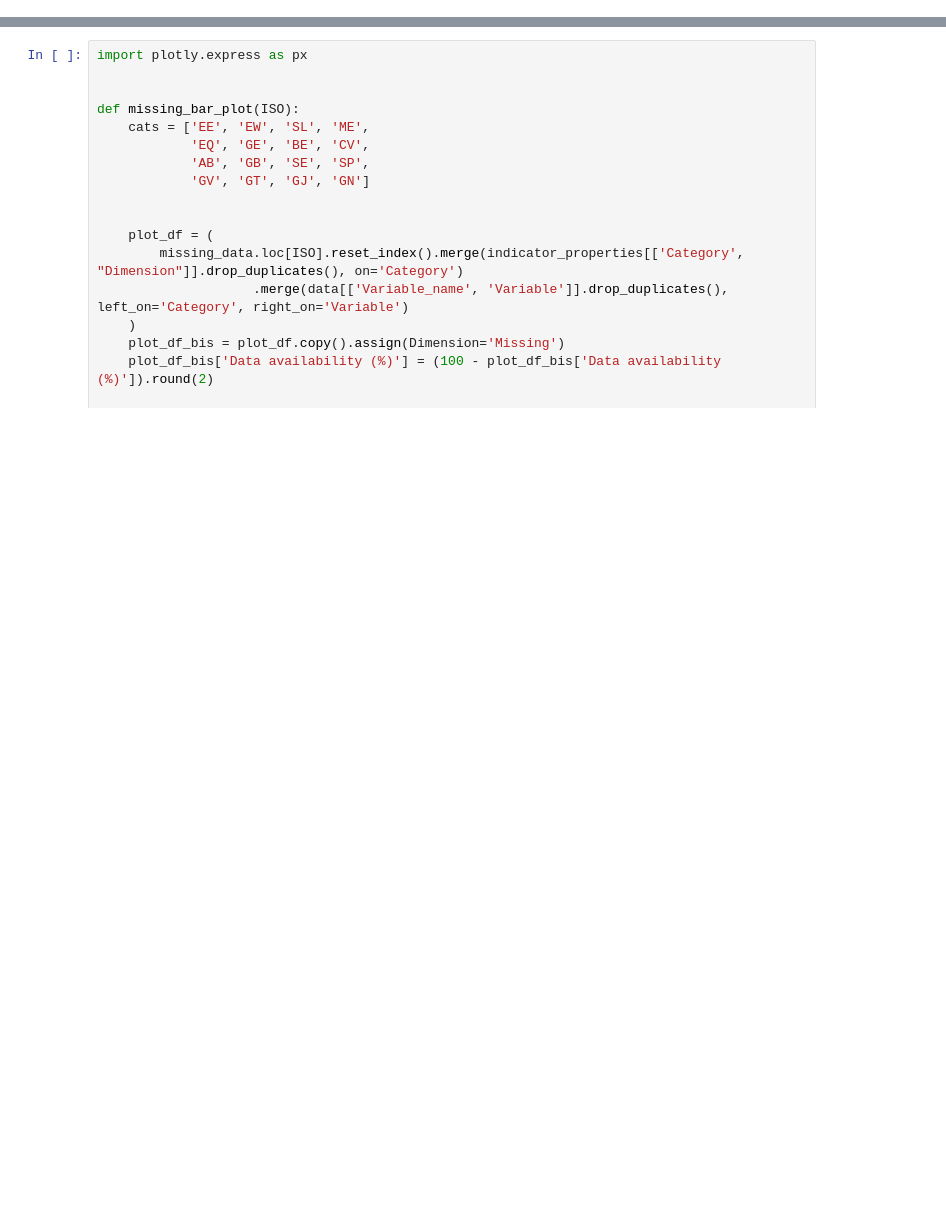
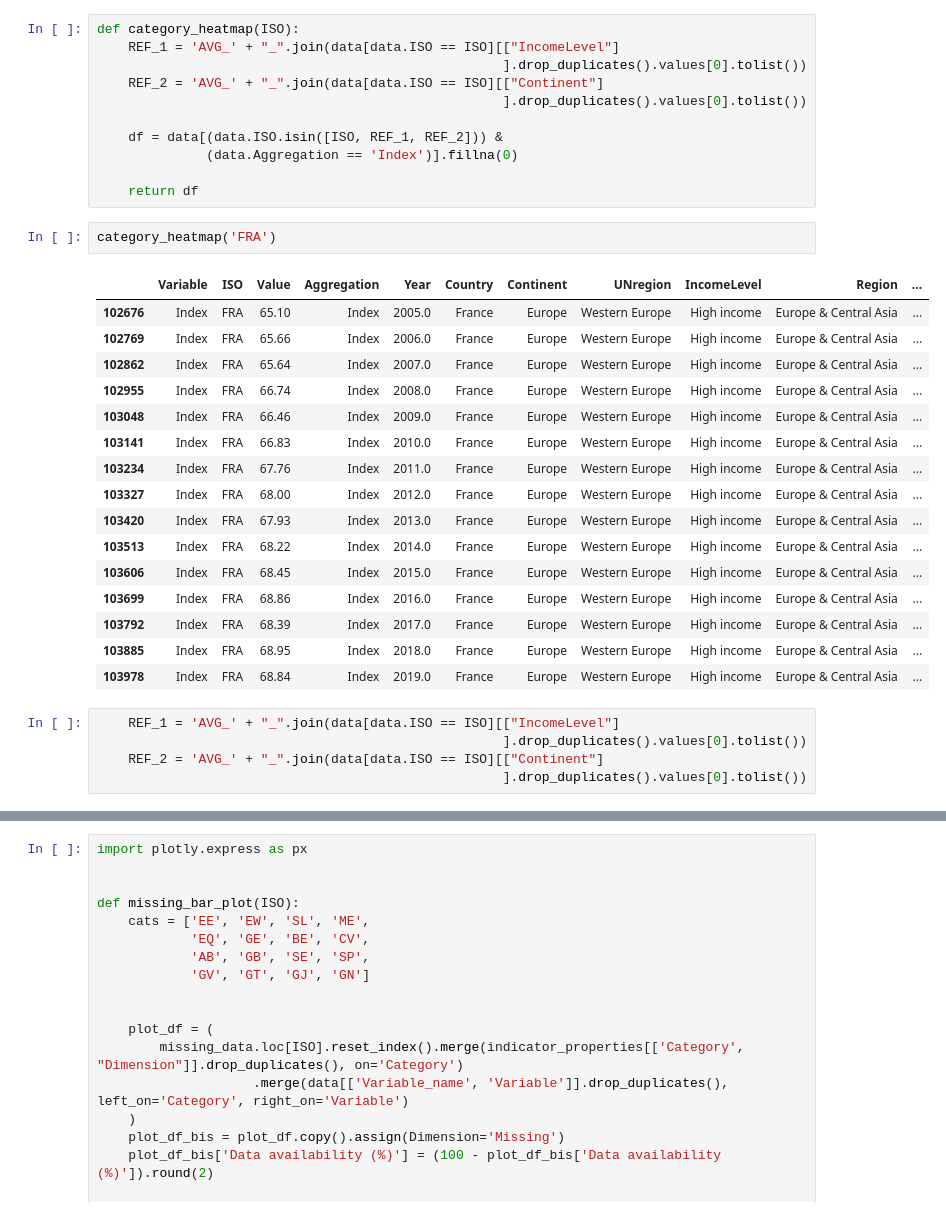
Before and after one commit to simonzabrocki/SimulationDashboard, a Jupyter notebook: draft.ipynb, the cells around one changed output, grey strips where cells are left out. Drawn from its saved outputs; the diff is of its cells as text; blank space fills up the shorter version.

```diff
--- a/draft.ipynb
+++ b/draft.ipynb
@@ -99,0 +22,35 @@ missing_data.reset_index()
+# %%
+def category_heatmap(ISO):
+    REF_1 = 'AVG_' + "_".join(data[data.ISO == ISO][["IncomeLevel"]
+                                                    ].drop_duplicates().values[0].tolist())
+    REF_2 = 'AVG_' + "_".join(data[data.ISO == ISO][["Continent"]
+                                                    ].drop_duplicates().values[0].tolist())
+
+    df = data[(data.ISO.isin([ISO, REF_1, REF_2])) &
+              (data.Aggregation == 'Index')].fillna(0)
+
+    return df
+# %%
+category_heatmap('FRA')
+# %% [output]
+|  | Variable | ISO | Value | Aggregation | Year | Country | Continent | UNregion | IncomeLevel | Region | ... |
+| 102676 | Index | FRA | 65.10 | Index | 2005.0 | France | Europe | Western Europe | High income | Europe & Central Asia | ... |
+| 102769 | Index | FRA | 65.66 | Index | 2006.0 | France | Europe | Western Europe | High income | Europe & Central Asia | ... |
+| 102862 | Index | FRA | 65.64 | Index | 2007.0 | France | Europe | Western Europe | High income | Europe & Central Asia | ... |
+| 102955 | Index | FRA | 66.74 | Index | 2008.0 | France | Europe | Western Europe | High income | Europe & Central Asia | ... |
+| 103048 | Index | FRA | 66.46 | Index | 2009.0 | France | Europe | Western Europe | High income | Europe & Central Asia | ... |
+| 103141 | Index | FRA | 66.83 | Index | 2010.0 | France | Europe | Western Europe | High income | Europe & Central Asia | ... |
+| 103234 | Index | FRA | 67.76 | Index | 2011.0 | France | Europe | Western Europe | High income | Europe & Central Asia | ... |
+| 103327 | Index | FRA | 68.00 | Index | 2012.0 | France | Europe | Western Europe | High income | Europe & Central Asia | ... |
+| 103420 | Index | FRA | 67.93 | Index | 2013.0 | France | Europe | Western Europe | High income | Europe & Central Asia | ... |
+| 103513 | Index | FRA | 68.22 | Index | 2014.0 | France | Europe | Western Europe | High income | Europe & Central Asia | ... |
+| 103606 | Index | FRA | 68.45 | Index | 2015.0 | France | Europe | Western Europe | High income | Europe & Central Asia | ... |
+| 103699 | Index | FRA | 68.86 | Index | 2016.0 | France | Europe | Western Europe | High income | Europe & Central Asia | ... |
+| 103792 | Index | FRA | 68.39 | Index | 2017.0 | France | Europe | Western Europe | High income | Europe & Central Asia | ... |
+| 103885 | Index | FRA | 68.95 | Index | 2018.0 | France | Europe | Western Europe | High income | Europe & Central Asia | ... |
+| 103978 | Index | FRA | 68.84 | Index | 2019.0 | France | Europe | Western Europe | High income | Europe & Central Asia | ... |
+# %%
+    REF_1 = 'AVG_' + "_".join(data[data.ISO == ISO][["IncomeLevel"]
+                                                    ].drop_duplicates().values[0].tolist())
+    REF_2 = 'AVG_' + "_".join(data[data.ISO == ISO][["Continent"]
+                                                    ].drop_duplicates().values[0].tolist())
```
Also changed, not shown: parts of 13 cells of this notebook, 3 other files.
